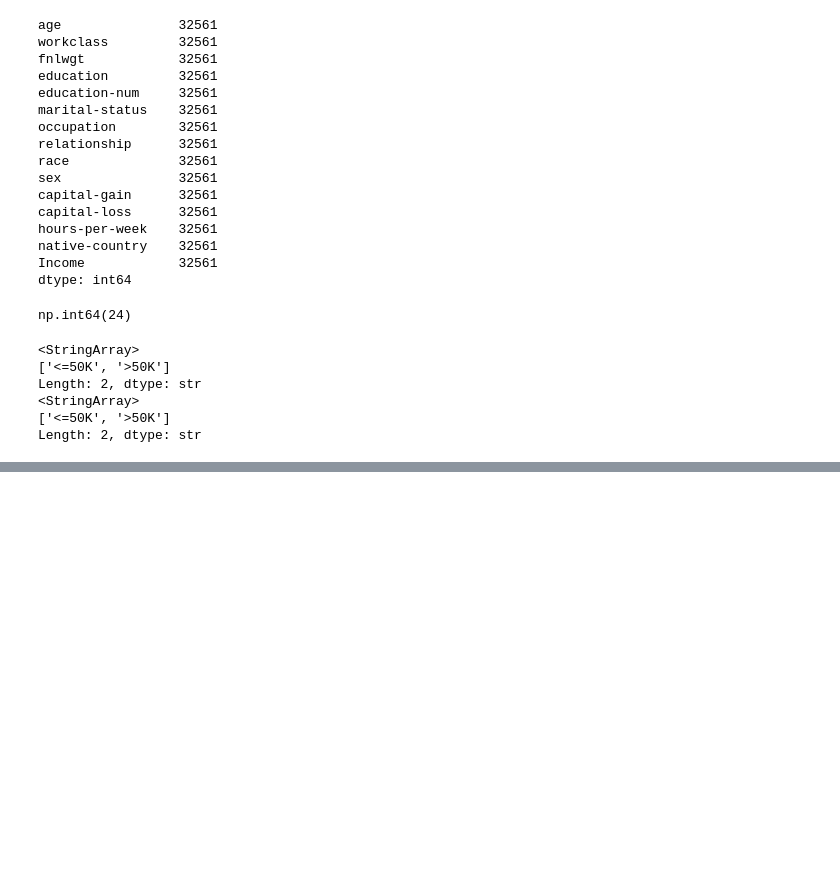
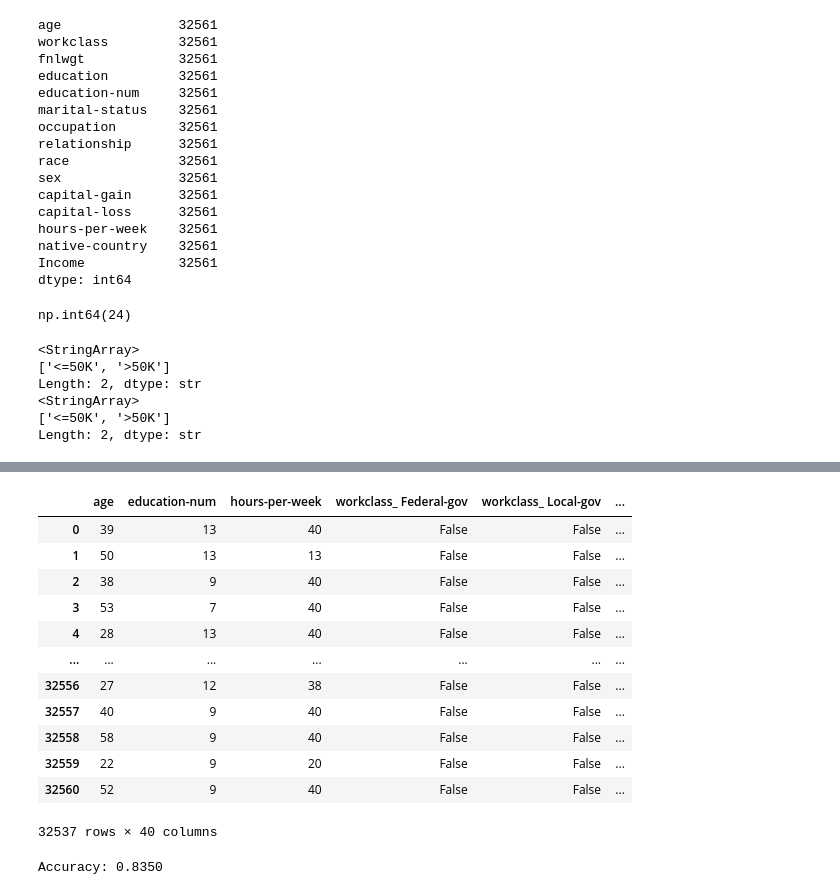
Before and after one commit to YoussefBarakat05/Income-Prediction, a Jupyter notebook: main.ipynb, the cells around one changed output, grey strips where cells are left out. Cells and saved outputs as stored; diff of their text form; code cells hidden in the pictures; blank space fills up the shorter version.

Commit message:
Initial Model

```diff
--- a/main.ipynb
+++ b/main.ipynb
@@ -148,0 +267,30 @@ y_test = y_test.map({"<=50K": 0, ">50K": 1})
+# %%
+x_train
+# %% [output]
+|  | age | education-num | hours-per-week | workclass_ Federal-gov | workclass_ Local-gov | ... |
+| 0 | 39 | 13 | 40 | False | False | ... |
+| 1 | 50 | 13 | 13 | False | False | ... |
+| 2 | 38 | 9 | 40 | False | False | ... |
+| 3 | 53 | 7 | 40 | False | False | ... |
+| 4 | 28 | 13 | 40 | False | False | ... |
+| ... | ... | ... | ... | ... | ... | ... |
+| 32556 | 27 | 12 | 38 | False | False | ... |
+| 32557 | 40 | 9 | 40 | False | False | ... |
+| 32558 | 58 | 9 | 40 | False | False | ... |
+| 32559 | 22 | 9 | 20 | False | False | ... |
+| 32560 | 52 | 9 | 40 | False | False | ... |
+32537 rows × 40 columns
+# %%
+# Logistic Model
+
+# 1. Train the model
+model = LogisticRegression(max_iter=10000)
+model.fit(x_train, y_train)
+
+# 2. Predict
+y_pred = model.predict(x_test)
+
+# 3. Accuracy
+print(f"Accuracy: {accuracy_score(y_test, y_pred):.4f}")
+# %% [output]
+Accuracy: 0.8350
```
Also changed, not shown: parts of 12 cells of this notebook.
